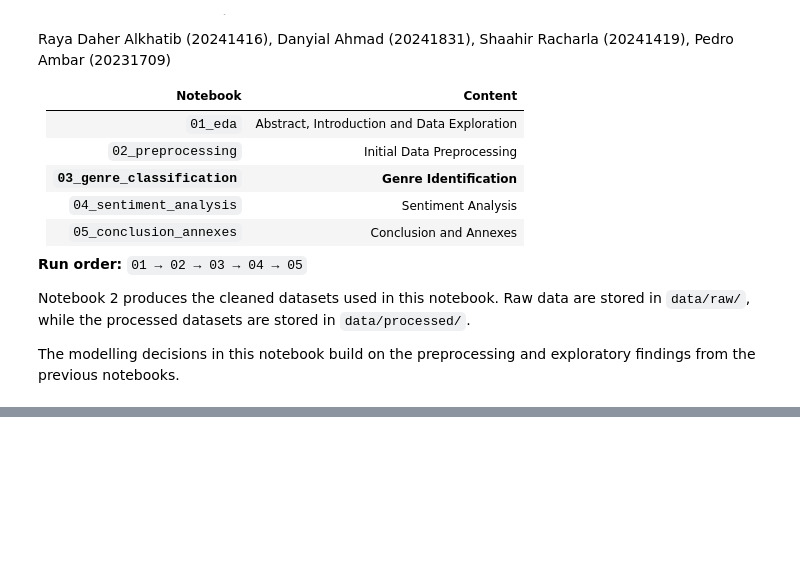
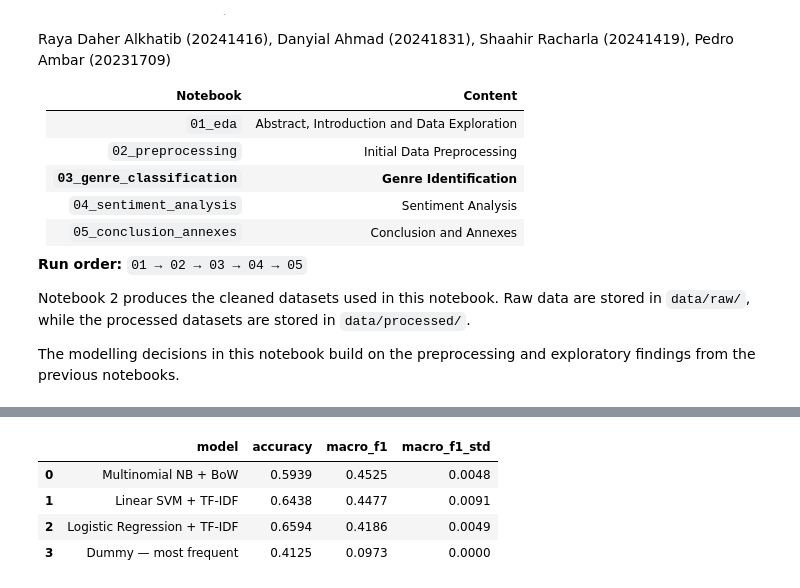
Before and after one commit to heyydaniyal/Music-Genre-Identification, a Jupyter notebook: notebooks/03_genre_classification.ipynb, the cells around one changed output, grey strips where cells are left out. Saved outputs shown, nothing was run; the diff lists cells and outputs as text; code cells hidden in the pictures; blank space fills up the shorter version.

```diff
--- a/notebooks/03_genre_classification.ipynb
+++ b/notebooks/03_genre_classification.ipynb
@@ -102,9 +21,0 @@ Test: (33742, 13)
-# %%
-X = train["clean"]
-y = train["tag"]
-
-X_test = test["clean"]
-
-print("Training documents:", len(X))
-print("Test documents:", len(X_test))
-print("Genres:", sorted(y.unique()))
@@ -1276,0 +362,91 @@ This configuration is retained as the classical machine-learning benchmark for c
+# %%
+screen_y = screen_df["tag"]
+
+model_results = []
+
+dummy_result = cv_summary(
+    "Dummy — most frequent",
+    DummyClassifier(
+        strategy="most_frequent"
+    ),
+    screen_df[["log_words"]],
+    screen_y,
+    screen_cv,
+)
+
+model_results.append(dummy_result)
+
+
+models = {
+    "Multinomial NB + BoW": Pipeline([
+        (
+            "features",
+            make_bow_features()
+        ),
+        (
+            "classifier",
+            MultinomialNB(
+                alpha=1.0
+            )
+        ),
+    ]),
+
+    "Logistic Regression + TF-IDF": Pipeline([
+        (
+            "features",
+            make_word_features()
+        ),
+        (
+            "classifier",
+            LogisticRegression(
+                solver="saga",
+                max_iter=1000,
+                random_state=config.SEED,
+            )
+        ),
+    ]),
+
+    "Linear SVM + TF-IDF": Pipeline([
+        (
+            "features",
+            make_word_features()
+        ),
+        (
+            "classifier",
+            LinearSVC(
+                C=1.0,
+                random_state=config.SEED,
+            )
+        ),
+    ]),
+}
+
+
+for name, model in models.items():
+    model_results.append(
+        cv_summary(
+            name,
+            model,
+            screen_df,
+            screen_y,
+            screen_cv,
+        )
+    )
+
+
+model_results = (
+    pd.DataFrame(model_results)
+    .sort_values(
+        "macro_f1",
+        ascending=False
+    )
+    .reset_index(drop=True)
+)
+
+model_results.round(4)
+# %% [output]
+|  | model | accuracy | macro_f1 | macro_f1_std |
+| 0 | Multinomial NB + BoW | 0.5939 | 0.4525 | 0.0048 |
+| 1 | Linear SVM + TF-IDF | 0.6438 | 0.4477 | 0.0091 |
+| 2 | Logistic Regression + TF-IDF | 0.6594 | 0.4186 | 0.0049 |
+| 3 | Dummy — most frequent | 0.4125 | 0.0973 | 0.0000 |
```
Also changed, not shown: parts of 155 cells of this notebook, 2 other files.
